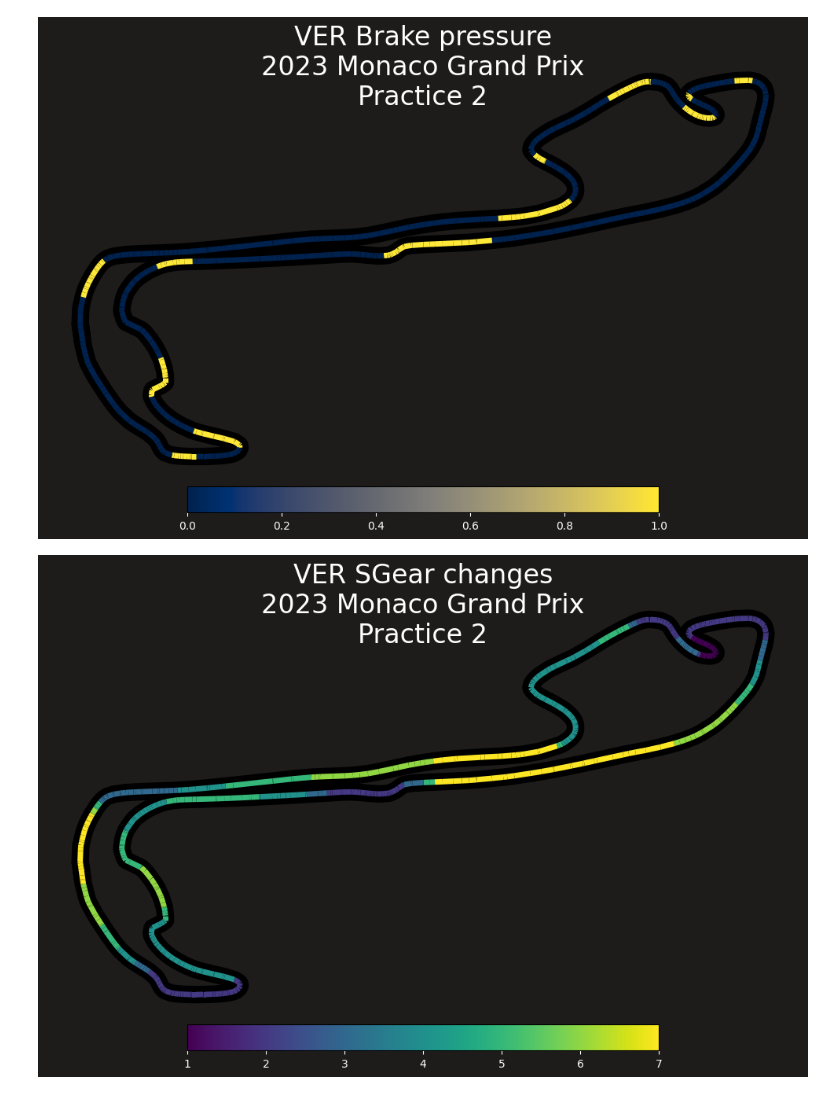
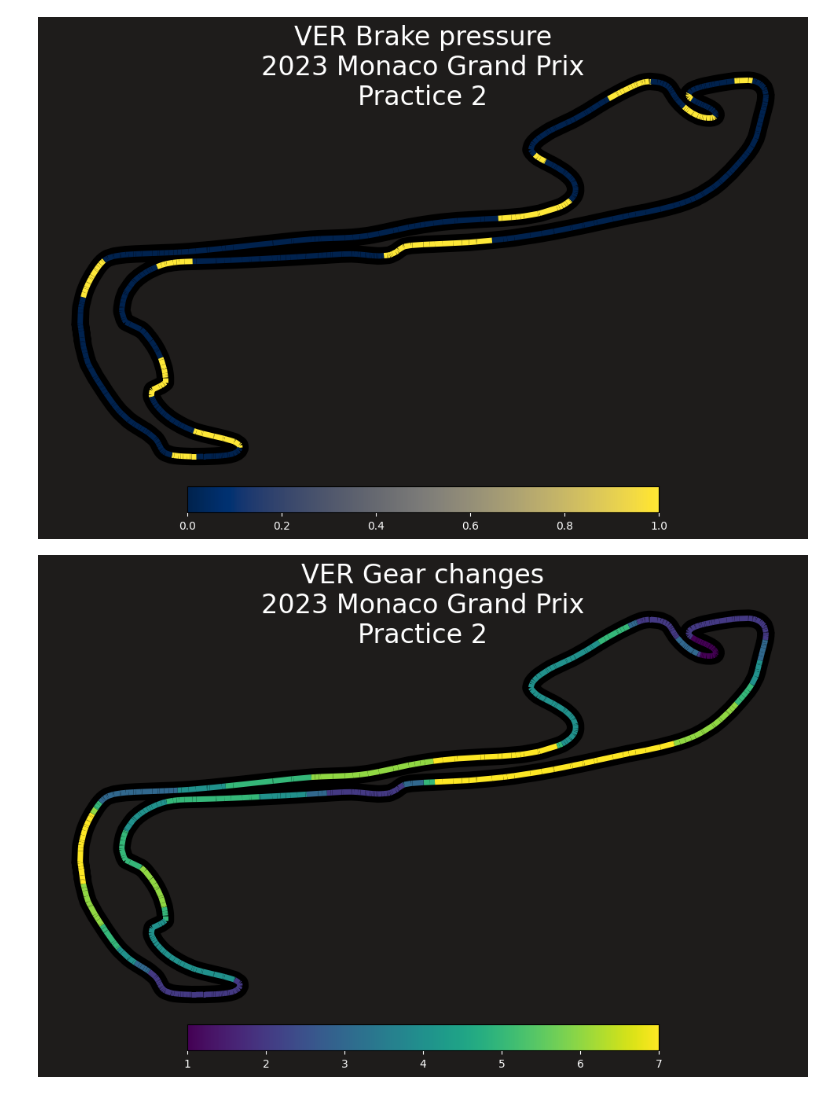
Before and after one commit to Rick8998/Monaco2023F1, a Jupyter notebook: SessionAnalysis/carParamsOnTrack.ipynb, the cells around one changed output. Saved outputs shown, nothing was run; the diff lists cells and outputs as text; code cells hidden in the pictures.

```diff
--- a/SessionAnalysis/carParamsOnTrack.ipynb
+++ b/SessionAnalysis/carParamsOnTrack.ipynb
@@ -116,35 +116,35 @@ segments = np.concatenate([points[:-1], points[1:]], axis=1)
 
 # We create a plot with title and adjust some setting to make it look good.
 fig, ax = plt.subplots(sharex=True, sharey=True, figsize=(12, 6.75), facecolor="#1e1c1b")
-fig.suptitle(f"{driver} SGear changes\n{fp.event.year} {fp.event.EventName}\n{fp.name}", size=24, y=0.97, color="white")
+fig.suptitle(f"{driver} Gear changes\n{fp.event.year} {fp.event.EventName}\n{fp.name}", size=24, y=0.97, color="white")
 
 # Adjust margins and turn of axis
 plt.subplots_adjust(left=0.1, right=0.9, top=0.9, bottom=0.12)
 
 ax.axis('off')
 
 # After this, we plot the data itself.
 # Create background track line
 ax.plot(lap.telemetry['X'], lap.telemetry['Y'], color='black', linestyle='-', linewidth=16, zorder=0)
 colormap = mpl.cm.viridis
 # Create a continuous norm to map from data points to colors
 norm = plt.Normalize(color.min(), color.max())
 lc = LineCollection(segments, cmap=colormap, norm=norm, linestyle='-', linewidth=5)
 
 # Set the values used for colormapping
 lc.set_array(color)
 
 # Merge all line segments together
 line = ax.add_collection(lc)
 
 
 # Finally, we create a color bar as a legend.
 cbaxes = fig.add_axes([0.25, 0.05, 0.5, 0.05])
 normlegend = mpl.colors.Normalize(vmin=color.min(), vmax=color.max())
 legend = mpl.colorbar.ColorbarBase(cbaxes, norm=normlegend, cmap=colormap, orientation="horizontal")
 legend.ax.tick_params(labelcolor="white", color="white")
 
 # Show the plot
 plt.show()
 # %% [output]
-[figure, old version]
+[figure, new version]
```
Also changed, not shown: parts of 2 cells of this notebook.
